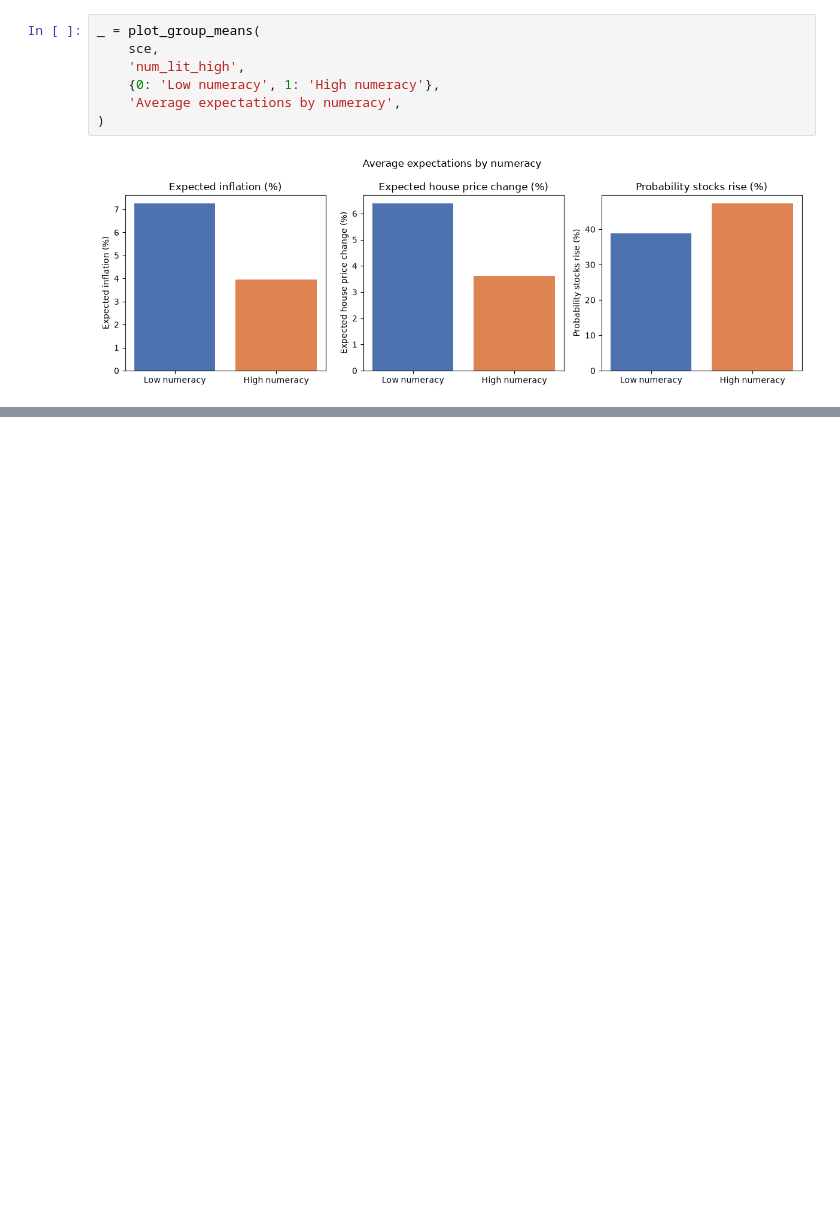
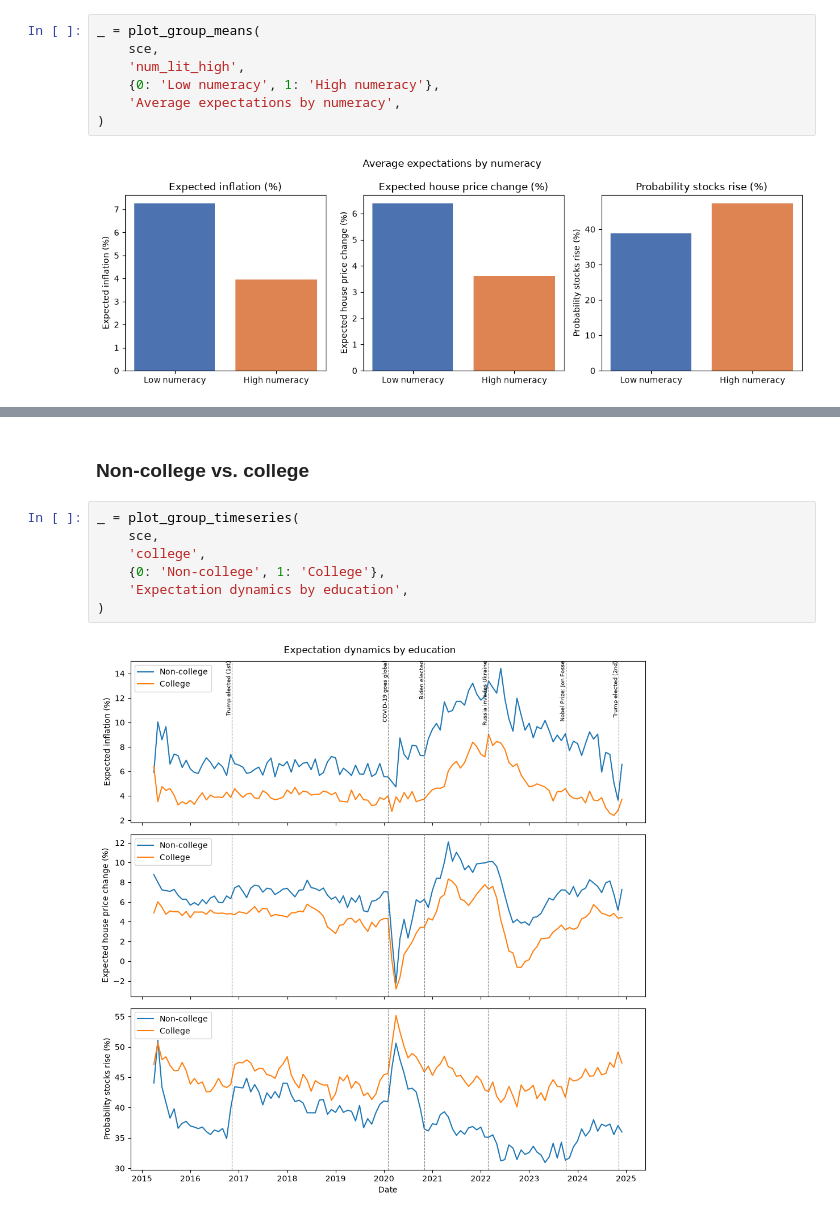
Before and after one commit to Israt0408/AI_week_IM, a Jupyter notebook: term_paper.ipynb, the cells around one changed output, grey strips where cells are left out. Drawn from its saved outputs; the diff is of its cells as text; blank space fills up the shorter version.

```diff
--- a/term_paper.ipynb
+++ b/term_paper.ipynb
@@ -312,0 +407,11 @@ _ = plot_group_means(
+# %% [markdown]
+### Non-college vs. college
+# %%
+_ = plot_group_timeseries(
+    sce,
+    'college',
+    {0: 'Non-college', 1: 'College'},
+    'Expectation dynamics by education',
+)
+# %% [output]
+[figure, added]
```
Also changed, not shown: parts of 9 cells of this notebook.
